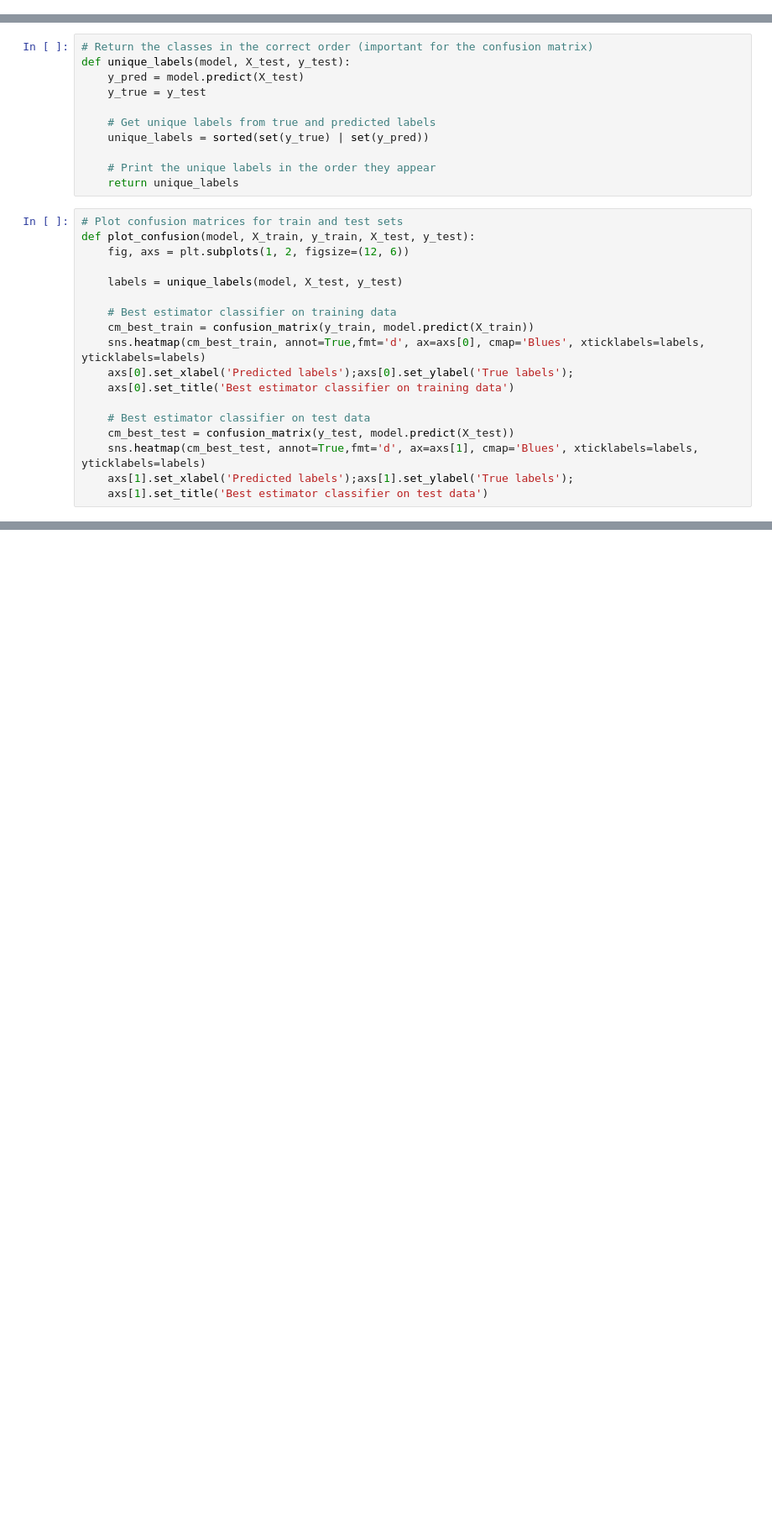
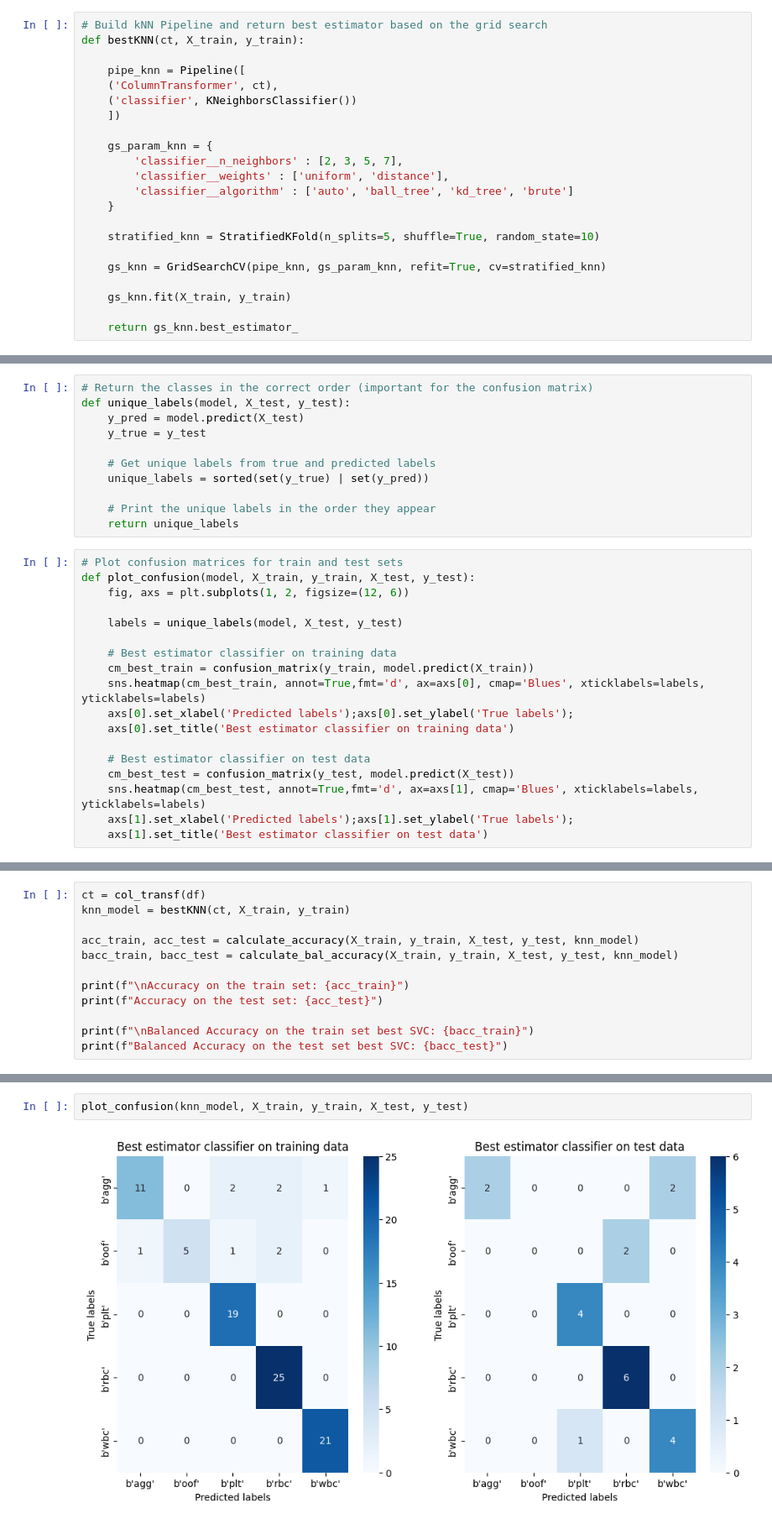
Before and after one commit to RaiBP/cell-estimator, a Jupyter notebook: notebooks/classification_with_labels.ipynb, the cells around one changed output, grey strips where cells are left out. Shown: that part at 84% size. Drawn from its saved outputs; the diff is of its cells as text; blank space fills up the shorter version.

Commit message:
Implemented kNN classifier

```diff
--- a/notebooks/classification_with_labels.ipynb
+++ b/notebooks/classification_with_labels.ipynb
@@ -284,6 +284,28 @@ def bestRFC(ct, X_train, y_train):
     gs_rfc.fit(X_train, y_train)
 
     return gs_rfc.best_estimator_
+# %%
+# Build kNN Pipeline and return best estimator based on the grid search
+def bestKNN(ct, X_train, y_train):
+
+    pipe_knn = Pipeline([
+    ('ColumnTransformer', ct),
+    ('classifier', KNeighborsClassifier())
+    ])
+
+    gs_param_knn = {
+        'classifier__n_neighbors' : [2, 3, 5, 7],
+        'classifier__weights' : ['uniform', 'distance'],
+        'classifier__algorithm' : ['auto', 'ball_tree', 'kd_tree', 'brute']
+    }
+
+    stratified_knn = StratifiedKFold(n_splits=5, shuffle=True, random_state=10)
+
+    gs_knn = GridSearchCV(pipe_knn, gs_param_knn, refit=True, cv=stratified_knn)
+
+    gs_knn.fit(X_train, y_train)
+
+    return gs_knn.best_estimator_
 # %%
 # Return accuracy
 def calculate_accuracy(X_train, y_train, X_test, y_test, model):
@@ -489,0 +512,12 @@ b'wbc'
+# %%
+ct = col_transf(df)
+knn_model = bestKNN(ct, X_train, y_train)
+
+acc_train, acc_test = calculate_accuracy(X_train, y_train, X_test, y_test, knn_model)
+bacc_train, bacc_test = calculate_bal_accuracy(X_train, y_train, X_test, y_test, knn_model)
+
+print(f"\nAccuracy on the train set: {acc_train}")
+print(f"Accuracy on the test set: {acc_test}")
+
+print(f"\nBalanced Accuracy on the train set best SVC: {bacc_train}")
+print(f"Balanced Accuracy on the test set best SVC: {bacc_test}")
@@ -489,0 +530,4 @@ b'wbc'
+# %%
+plot_confusion(knn_model, X_train, y_train, X_test, y_test)
+# %% [output]
+[figure, added]
```
Also changed, not shown: parts of 10 cells of this notebook.
